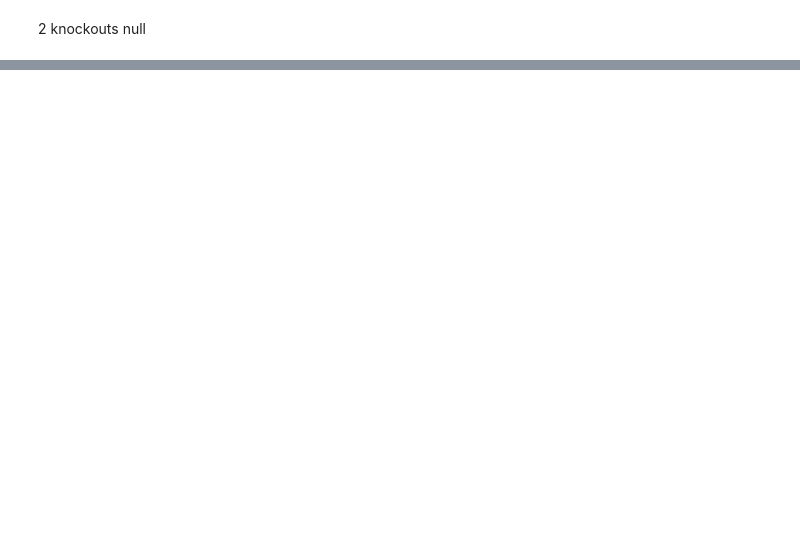
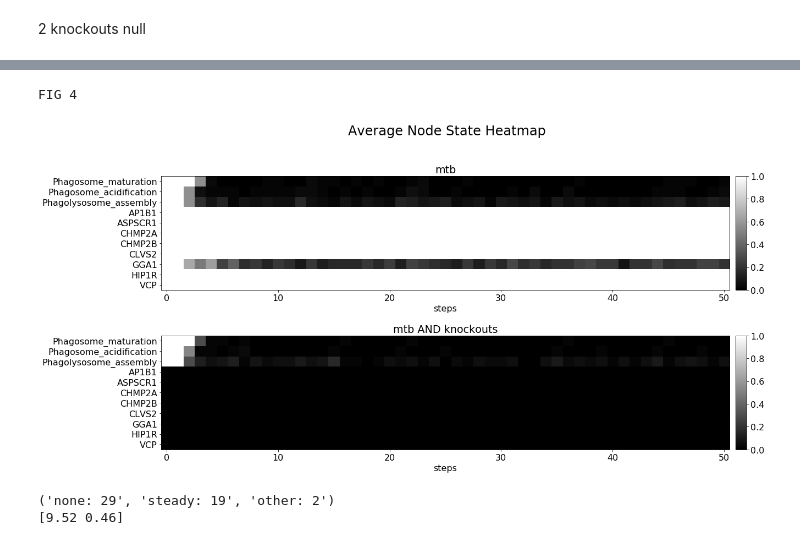
Before and after one commit to charlies-b/rp1, a Jupyter notebook: model-3.ipynb, the cells around one changed output, grey strips where cells are left out. Drawn from its saved outputs; the diff is of its cells as text; code cells hidden in the pictures; blank space fills up the shorter version.

```diff
--- a/model-3.ipynb
+++ b/model-3.ipynb
@@ -334,0 +118,28 @@ bm.plot_maps(avgs,
+# %%
+# runs
+models_mtbANDknockouts = bm.run_model(definition_mtbANDknockouts, steps=50, runs=runs)
+# %%
+print "FIG 4"
+avg_mtbANDknockouts = bm.average_models(models_mtbANDknockouts)
+bm.plot_maps([avg_mtb, avg_mtbANDknockouts],
+             titles=['mtb','mtb AND knockouts'],
+             nodes = processes + sorted(hit),
+             h = 5,
+             hspace=0.4,
+             top = 0.85,
+             bottom=0.16,
+             left=.16,
+             suptitle='        Average Node State Heatmap' # white space to centre
+            )
+# %% [output]
+FIG 4
+[figure, added]
+# %%
+# analyse behaviour
+cycles = bm.get_cycles(models_mtbANDknockouts)
+print bm.count_cycles(cycles)
+print bm.average_cycles(cycles)
+# bm.print_cycles(cycles)
+# %% [output]
+('none: 29', 'steady: 19', 'other: 2')
+[9.52 0.46]
```
Also changed, not shown: parts of 44 cells of this notebook, 3 other files.
